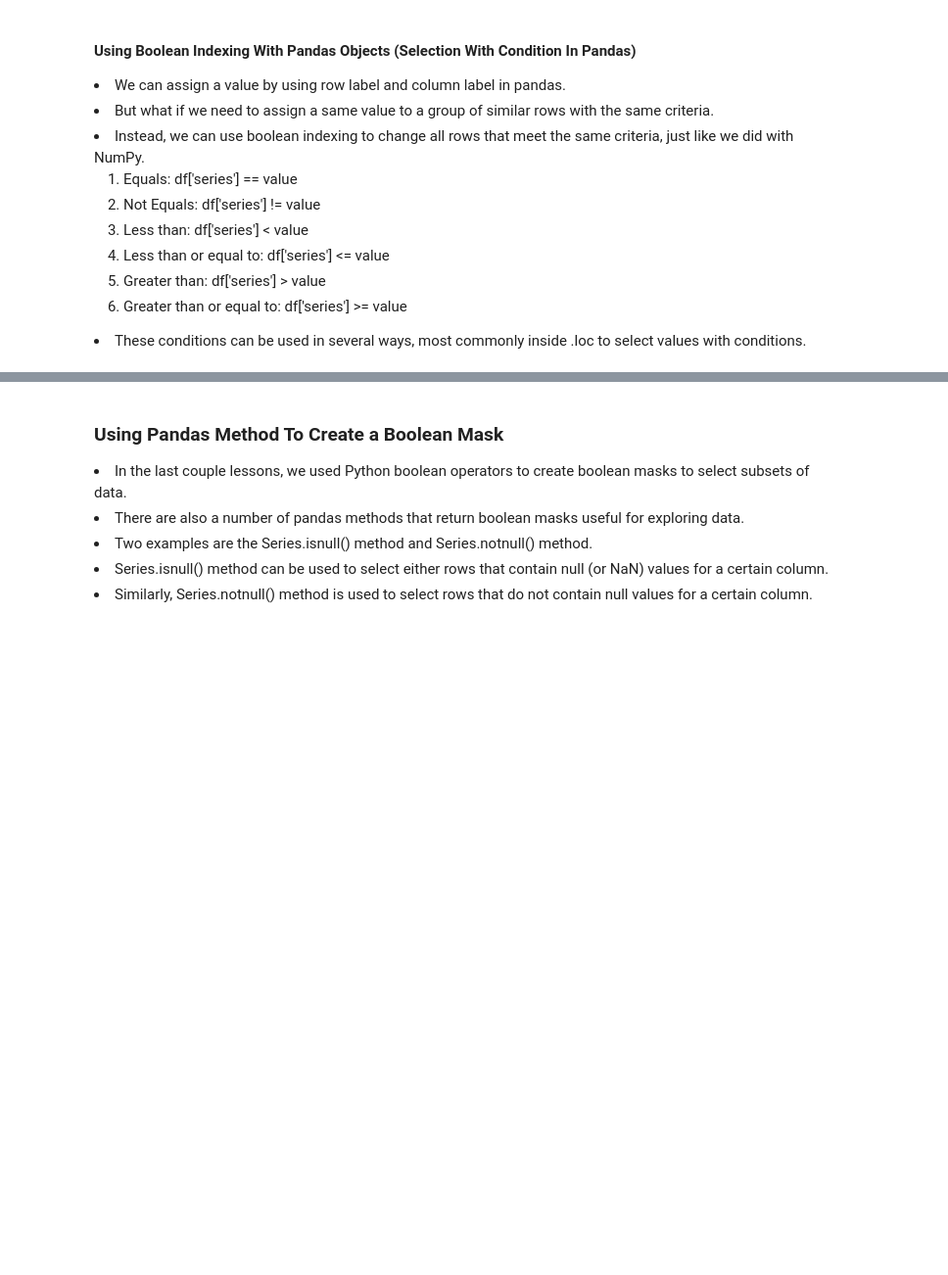
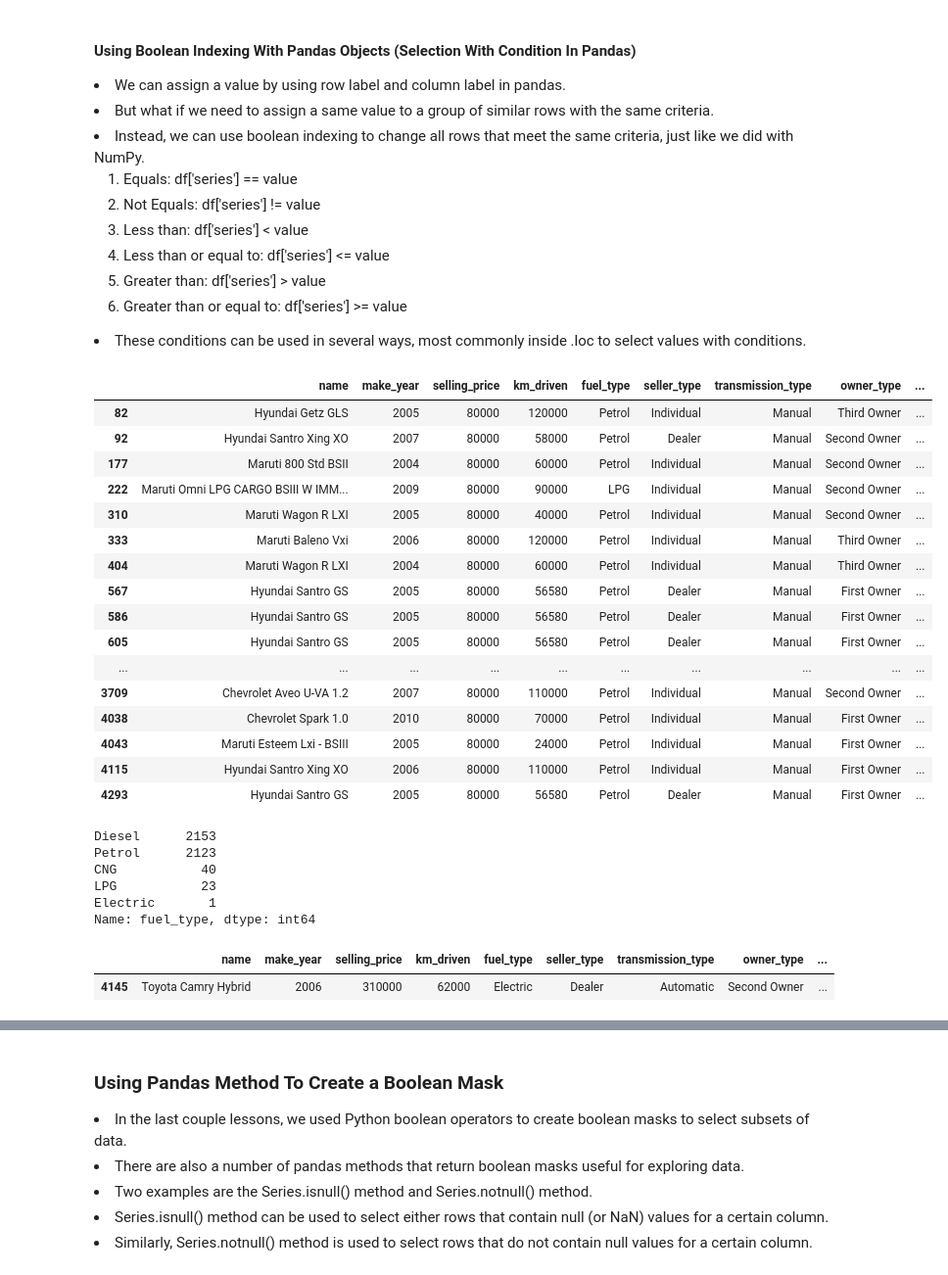
Before and after one commit to prabhat-123/Python_For_Data_Science, a Jupyter notebook: August_Lumbini_Course/notebooks/pandas_basics.ipynb, the cells around one changed output, grey strips where cells are left out. Shown: that part at 98% size. Saved outputs shown, nothing was run; the diff lists cells and outputs as text; code cells hidden in the pictures; blank space fills up the shorter version.

```diff
--- a/August_Lumbini_Course/notebooks/pandas_basics.ipynb
+++ b/August_Lumbini_Course/notebooks/pandas_basics.ipynb
@@ -924,0 +1178,6 @@ dtype: object
+# %%
+car_df['car_age'] = 2023 - car_df['make_year']
+# %%
+car_df['metres_driven'] = car_df['km_driven'] * 1000
+# %%
+car_df['sp_per_km_driven'] = car_df['selling_price'] / car_df['km_driven']
@@ -984,0 +1276,2 @@ weather_df.head()
+# %%
+car_df.loc[0, 'name'] = "Maruti 900 AC"
@@ -1053,0 +1303,34 @@ car_details_df['top10counts'].value_counts()
+# %%
+car_df[car_df['selling_price'] == 80000]
+# %% [output]
+|  | name | make_year | selling_price | km_driven | fuel_type | seller_type | transmission_type | owner_type | ... |
+| 82 | Hyundai Getz GLS | 2005 | 80000 | 120000 | Petrol | Individual | Manual | Third Owner | ... |
+| 92 | Hyundai Santro Xing XO | 2007 | 80000 | 58000 | Petrol | Dealer | Manual | Second Owner | ... |
+| 177 | Maruti 800 Std BSII | 2004 | 80000 | 60000 | Petrol | Individual | Manual | Second Owner | ... |
+| 222 | Maruti Omni LPG CARGO BSIII W IMM... | 2009 | 80000 | 90000 | LPG | Individual | Manual | Second Owner | ... |
+| 310 | Maruti Wagon R LXI | 2005 | 80000 | 40000 | Petrol | Individual | Manual | Second Owner | ... |
+| 333 | Maruti Baleno Vxi | 2006 | 80000 | 120000 | Petrol | Individual | Manual | Third Owner | ... |
+| 404 | Maruti Wagon R LXI | 2004 | 80000 | 60000 | Petrol | Individual | Manual | Third Owner | ... |
+| 567 | Hyundai Santro GS | 2005 | 80000 | 56580 | Petrol | Dealer | Manual | First Owner | ... |
+| 586 | Hyundai Santro GS | 2005 | 80000 | 56580 | Petrol | Dealer | Manual | First Owner | ... |
+| 605 | Hyundai Santro GS | 2005 | 80000 | 56580 | Petrol | Dealer | Manual | First Owner | ... |
+| ... | ... | ... | ... | ... | ... | ... | ... | ... | ... |
+| 3709 | Chevrolet Aveo U-VA 1.2 | 2007 | 80000 | 110000 | Petrol | Individual | Manual | Second Owner | ... |
+| 4038 | Chevrolet Spark 1.0 | 2010 | 80000 | 70000 | Petrol | Individual | Manual | First Owner | ... |
+| 4043 | Maruti Esteem Lxi - BSIII | 2005 | 80000 | 24000 | Petrol | Individual | Manual | First Owner | ... |
+| 4115 | Hyundai Santro Xing XO | 2006 | 80000 | 110000 | Petrol | Individual | Manual | First Owner | ... |
+| 4293 | Hyundai Santro GS | 2005 | 80000 | 56580 | Petrol | Dealer | Manual | First Owner | ... |
+# %%
+car_df['fuel_type'].value_counts()
+# %% [output]
+Diesel      2153
+Petrol      2123
+CNG           40
+LPG           23
+Electric       1
+Name: fuel_type, dtype: int64
+# %%
+car_df[car_df['fuel_type'] == "Electric"]
+# %% [output]
+|  | name | make_year | selling_price | km_driven | fuel_type | seller_type | transmission_type | owner_type | ... |
+| 4145 | Toyota Camry Hybrid | 2006 | 310000 | 62000 | Electric | Dealer | Automatic | Second Owner | ... |
```
Also changed, not shown: parts of 194 cells of this notebook, 1 other file.
